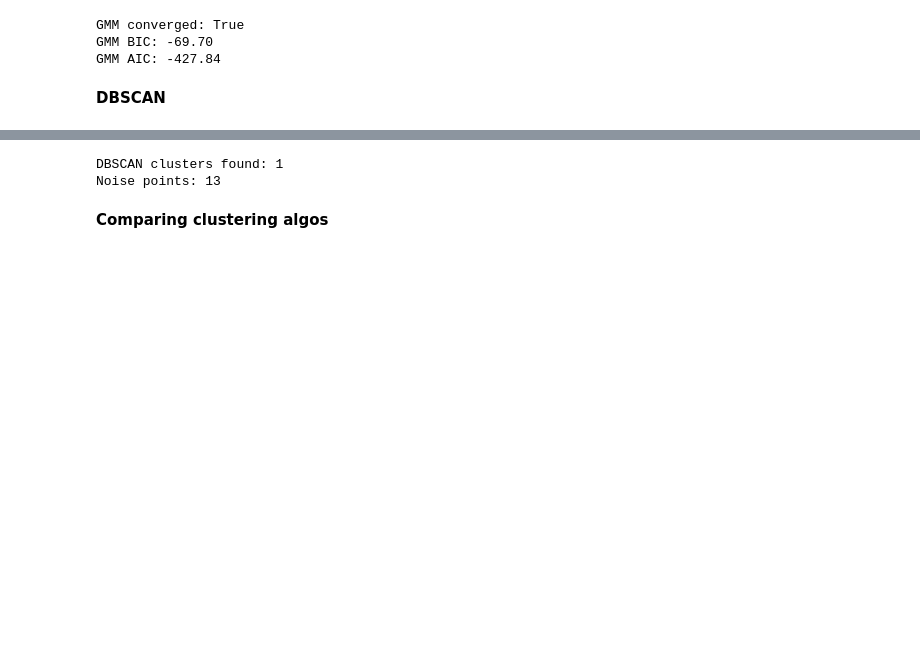
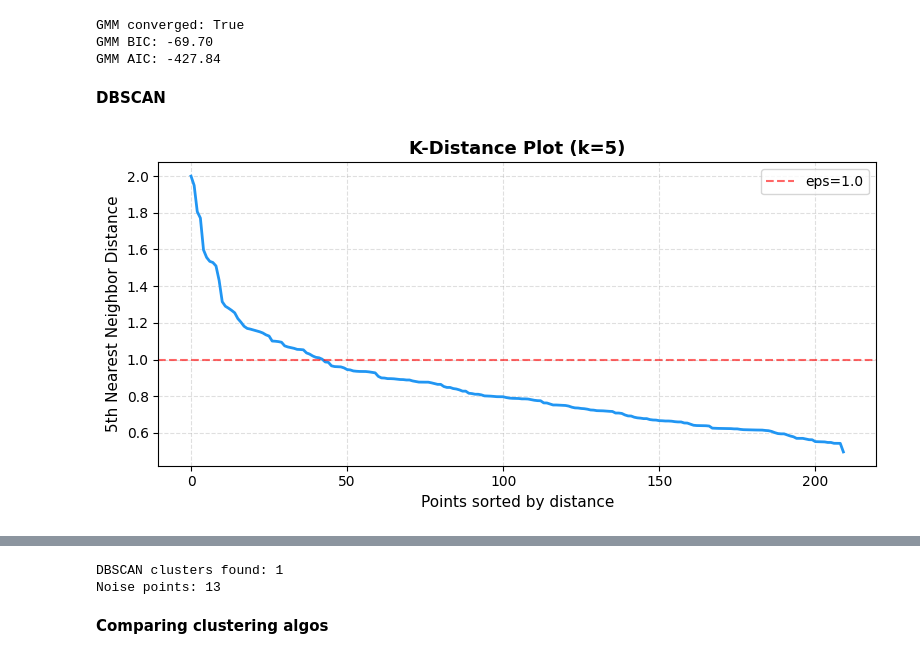
Before and after one commit to Shravani018/ml_2_group1, a Jupyter notebook: Assignment2/ML2_Group1_Assignment2-1.ipynb, the cells around one changed output, grey strips where cells are left out. Saved outputs shown, nothing was run; the diff lists cells and outputs as text; code cells hidden in the pictures; blank space fills up the shorter version.

```diff
--- a/Assignment2/ML2_Group1_Assignment2-1.ipynb
+++ b/Assignment2/ML2_Group1_Assignment2-1.ipynb
@@ -208,3 +210,20 @@ GMM BIC: -69.70
 GMM AIC: -427.84
 # %% [markdown]
 **DBSCAN**
+# %%
+# Finding k-distance for k=min_samples=5 for DBSCAN eps tuning
+nbrs = NearestNeighbors(n_neighbors=5).fit(X)
+distances, _ = nbrs.kneighbors(X)
+k_distances = np.sort(distances[:, -1])[::-1]
+plt.figure(figsize=(8, 4))
+plt.plot(k_distances, color="#2196F3", linewidth=2)
+plt.axhline(y=1.0, color="red", linestyle="--", alpha=0.6, label="eps=1.0")
+plt.title("K-Distance Plot (k=5)", fontsize=13, fontweight="bold")
+plt.xlabel("Points sorted by distance", fontsize=11)
+plt.ylabel("5th Nearest Neighbor Distance", fontsize=11)
+plt.legend()
+plt.grid(True, linestyle="--", alpha=0.4)
+plt.tight_layout()
+plt.show()
+# %% [output]
+[figure, added]
```
Also changed, not shown: parts of 5 cells of this notebook.
